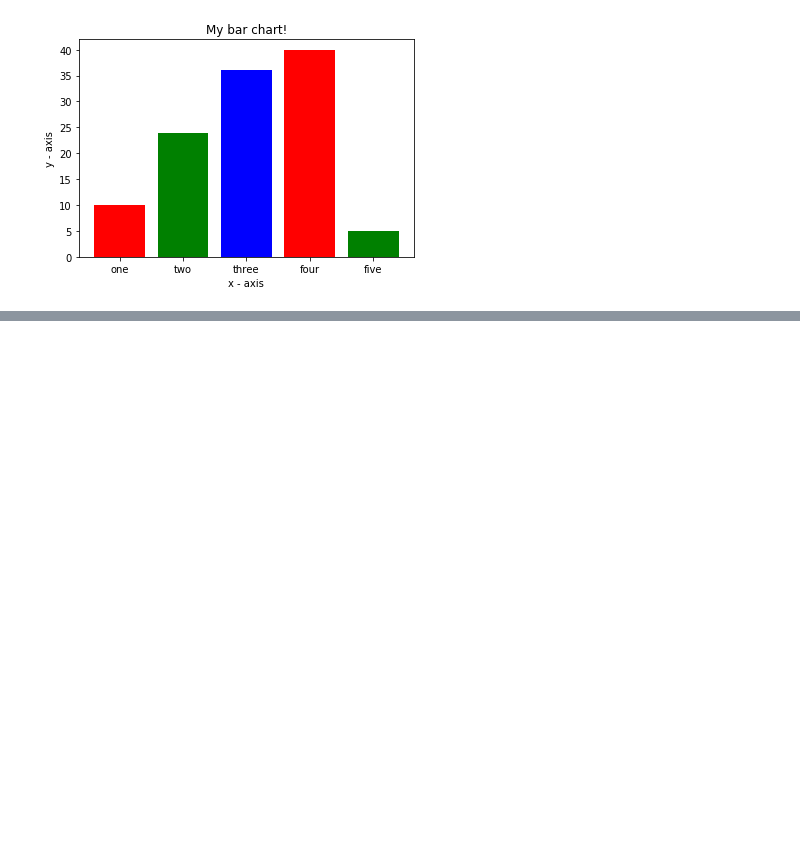
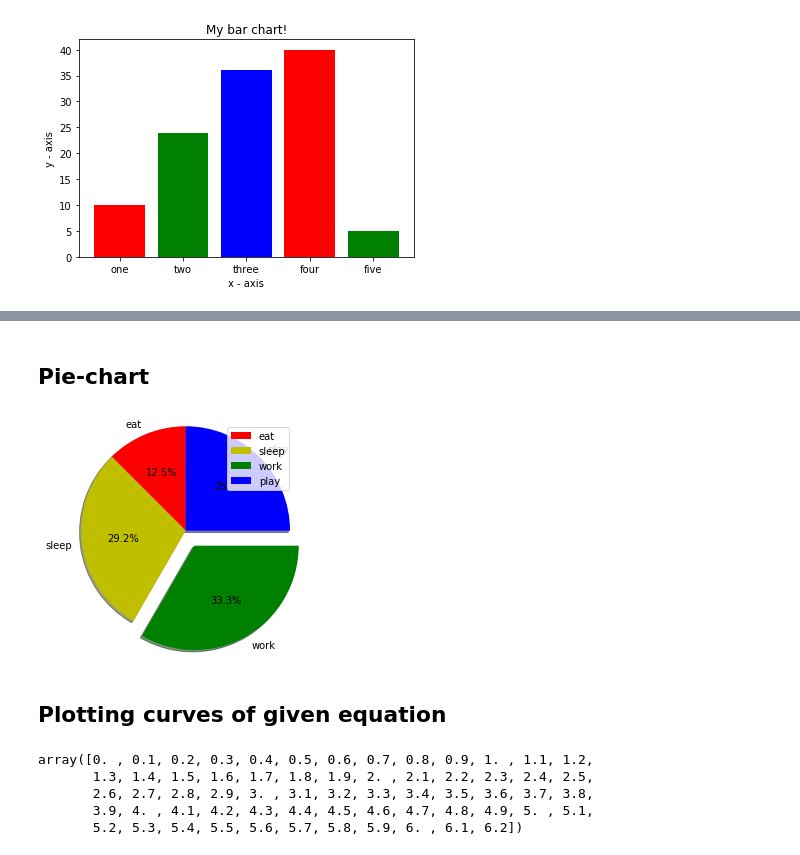
Before and after one commit to LeoSirius/code_python_for_data_analysis, a Jupyter notebook: matplotlib_usage/Graph_Plotting_in_Python.ipynb, the cells around one changed output, grey strips where cells are left out. Saved outputs shown, nothing was run; the diff lists cells and outputs as text; code cells hidden in the pictures; blank space fills up the shorter version.

```diff
--- a/matplotlib_usage/Graph_Plotting_in_Python.ipynb
+++ b/matplotlib_usage/Graph_Plotting_in_Python.ipynb
@@ -85,0 +131,37 @@ plt.show()
+# %% [markdown]
+## Pie-chart
+# %%
+import matplotlib.pyplot as plt
+
+# defining labels
+activities = ['eat', 'sleep', 'work', 'play']
+slices = [3, 7, 8, 6]
+colors = ['r', 'y', 'g', 'b']
+
+# plotting the pie chart
+# explode: 分离的那块饼
+plt.pie(slices, labels = activities, colors=colors,
+        startangle=90, shadow = True, explode = (0, 0, 0.2, 0),
+        radius = 1.2, autopct = '%1.1f%%')
+
+# plotting legend
+plt.legend()
+
+plt.show()
+# %% [output]
+[figure, added]
+# %% [markdown]
+## Plotting curves of given equation
+# %%
+import matplotlib.pyplot as plt
+import numpy as np
+
+# setting the x - coordinates
+x = np.arange(0, 2*(np.pi), 0.1)
+x
+# %% [output]
+array([0. , 0.1, 0.2, 0.3, 0.4, 0.5, 0.6, 0.7, 0.8, 0.9, 1. , 1.1, 1.2,
+       1.3, 1.4, 1.5, 1.6, 1.7, 1.8, 1.9, 2. , 2.1, 2.2, 2.3, 2.4, 2.5,
+       2.6, 2.7, 2.8, 2.9, 3. , 3.1, 3.2, 3.3, 3.4, 3.5, 3.6, 3.7, 3.8,
+       3.9, 4. , 4.1, 4.2, 4.3, 4.4, 4.5, 4.6, 4.7, 4.8, 4.9, 5. , 5.1,
+       5.2, 5.3, 5.4, 5.5, 5.6, 5.7, 5.8, 5.9, 6. , 6.1, 6.2])
```
Also changed, not shown: parts of 5 cells of this notebook, 1 other file.
